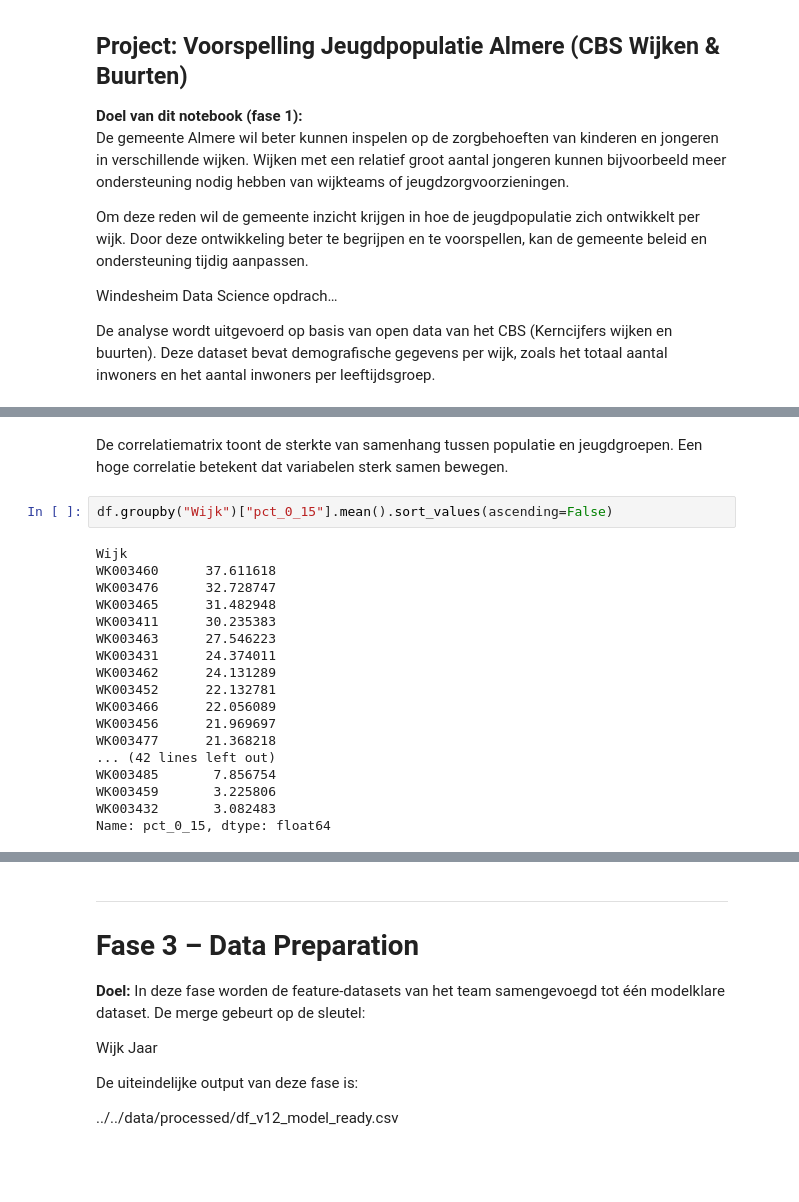
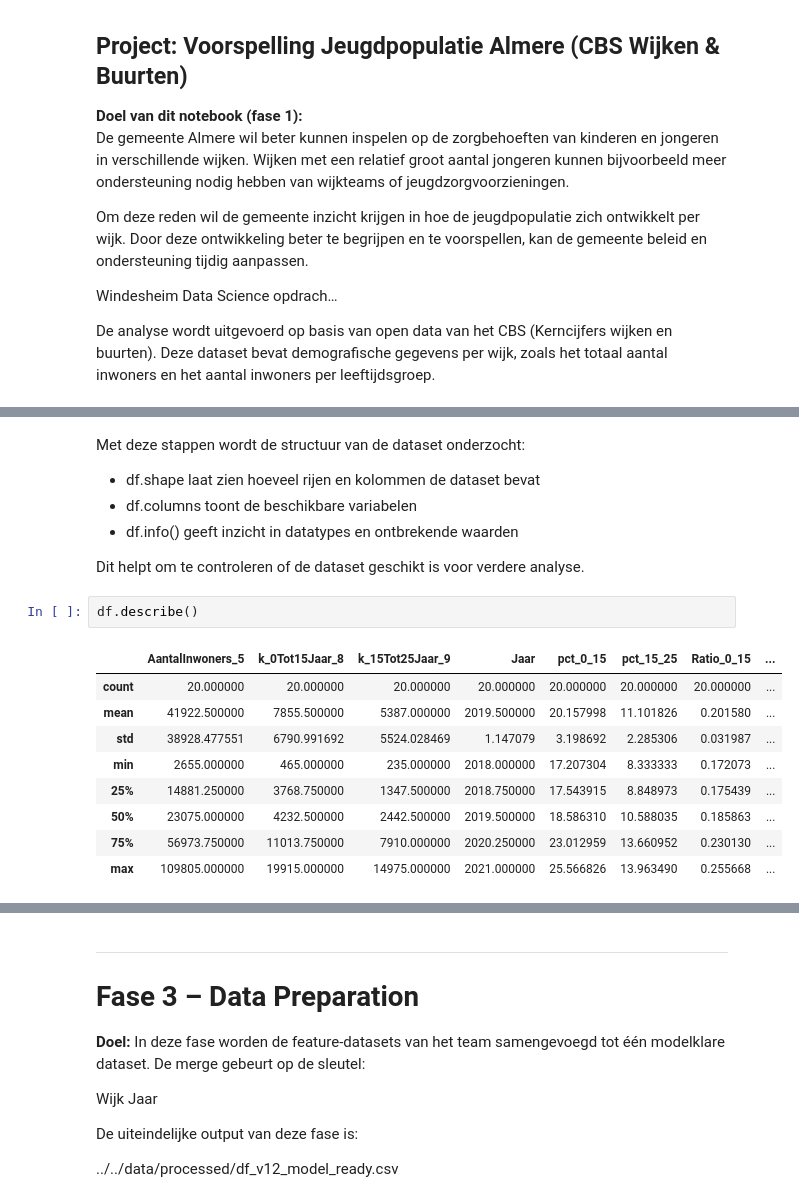
Before and after one commit to Ismael-991/almere-jeugd-voorspelling, a Jupyter notebook: notebooks/individual/Faysal_notebook.ipynb, the cells around one changed output, grey strips where cells are left out. Cells and saved outputs as stored; diff of their text form; blank space fills up the shorter version.

```diff
--- a/notebooks/individual/Faysal_notebook.ipynb
+++ b/notebooks/individual/Faysal_notebook.ipynb
@@ -204,24 +122,21 @@ df[["AantalInwoners_5",
 # %% [markdown]
-De correlatiematrix toont de sterkte van samenhang tussen populatie en jeugdgroepen.
-Een hoge correlatie betekent dat variabelen sterk samen bewegen.
+Met deze stappen wordt de structuur van de dataset onderzocht:
+
+- df.shape laat zien hoeveel rijen en kolommen de dataset bevat
+- df.columns toont de beschikbare variabelen
+- df.info() geeft inzicht in datatypes en ontbrekende waarden
+
+Dit helpt om te controleren of de dataset geschikt is voor verdere analyse.
 # %%
-df.groupby("Wijk")["pct_0_15"].mean().sort_values(ascending=False)
+df.describe()
 # %% [output]
-Wijk
-WK003460      37.611618
-WK003476      32.728747
-WK003465      31.482948
-WK003411      30.235383
-WK003463      27.546223
-WK003431      24.374011
-WK003462      24.131289
-WK003452      22.132781
-WK003466      22.056089
-WK003456      21.969697
-WK003477      21.368218
-... (42 lines left out)
-WK003485       7.856754
-WK003459       3.225806
-WK003432       3.082483
-Name: pct_0_15, dtype: float64
+|  | AantalInwoners_5 | k_0Tot15Jaar_8 | k_15Tot25Jaar_9 | Jaar | pct_0_15 | pct_15_25 | Ratio_0_15 | ... |
+| count | 20.000000 | 20.000000 | 20.000000 | 20.000000 | 20.000000 | 20.000000 | 20.000000 | ... |
+| mean | 41922.500000 | 7855.500000 | 5387.000000 | 2019.500000 | 20.157998 | 11.101826 | 0.201580 | ... |
+| std | 38928.477551 | 6790.991692 | 5524.028469 | 1.147079 | 3.198692 | 2.285306 | 0.031987 | ... |
+| min | 2655.000000 | 465.000000 | 235.000000 | 2018.000000 | 17.207304 | 8.333333 | 0.172073 | ... |
+| 25% | 14881.250000 | 3768.750000 | 1347.500000 | 2018.750000 | 17.543915 | 8.848973 | 0.175439 | ... |
+| 50% | 23075.000000 | 4232.500000 | 2442.500000 | 2019.500000 | 18.586310 | 10.588035 | 0.185863 | ... |
+| 75% | 56973.750000 | 11013.750000 | 7910.000000 | 2020.250000 | 23.012959 | 13.660952 | 0.230130 | ... |
+| max | 109805.000000 | 19915.000000 | 14975.000000 | 2021.000000 | 25.566826 | 13.963490 | 0.255668 | ... |
 # %% [markdown]
```
Also changed, not shown: parts of 41 cells of this notebook.
